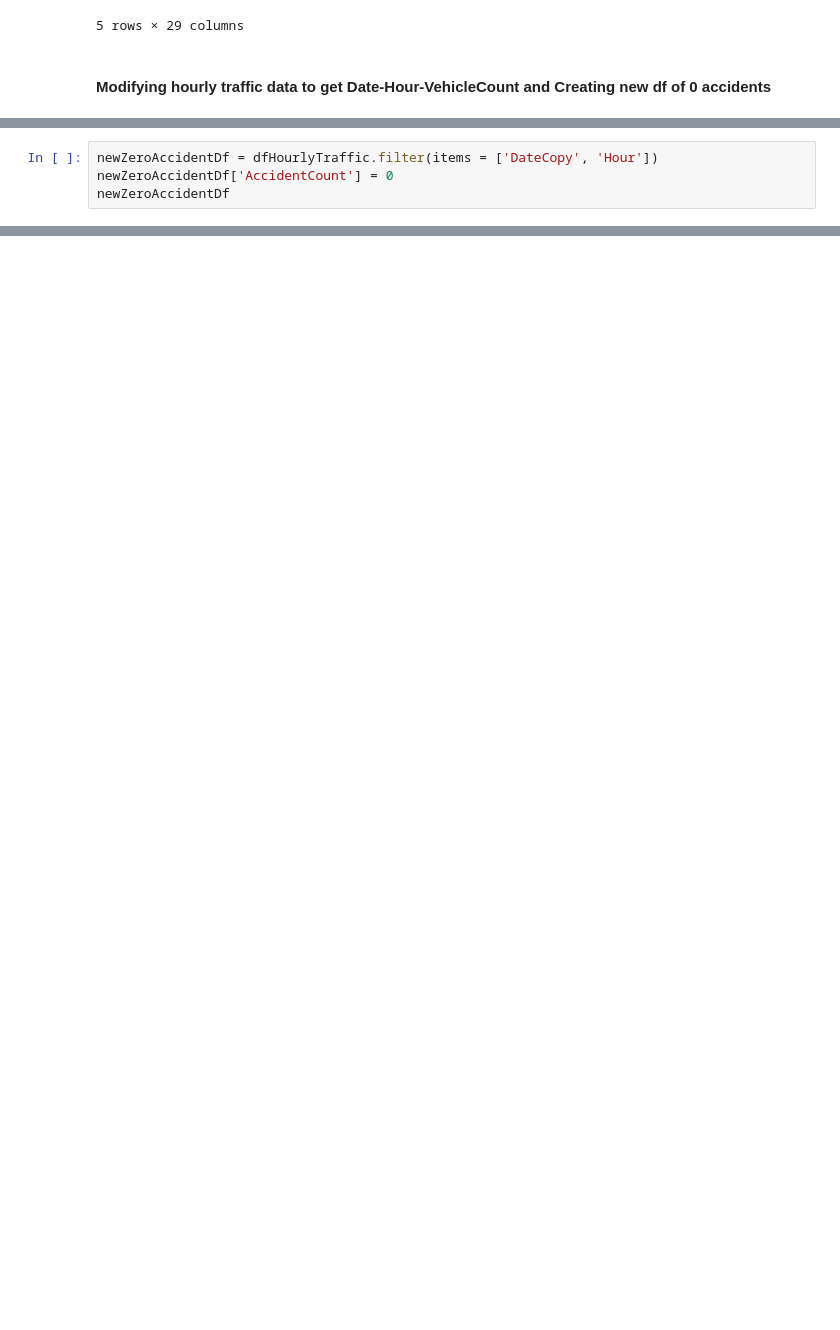
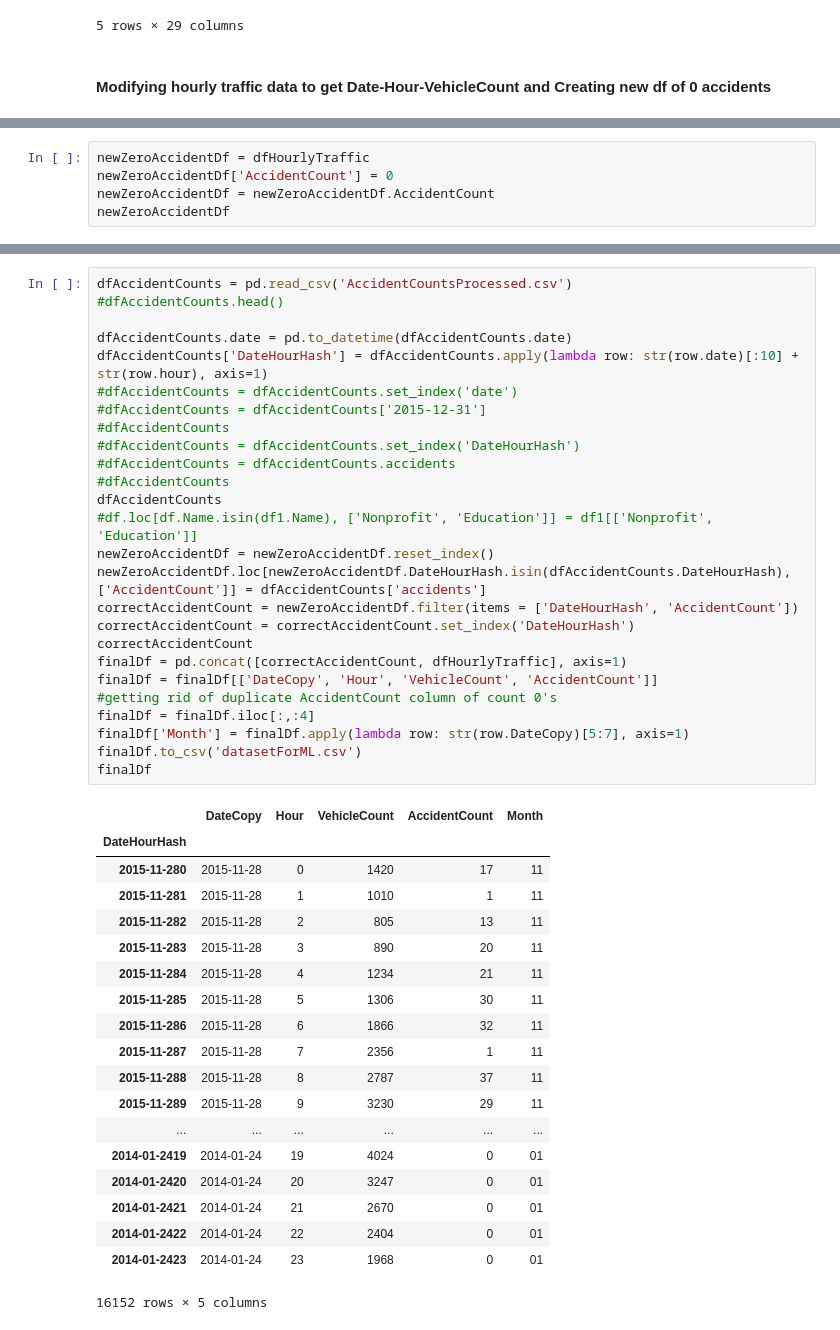
Before and after one commit to DeeptanshuM/HackHarvard2018, a Jupyter notebook: DataCleaningandProcessing.ipynb, the cells around one changed output, grey strips where cells are left out. Cells and saved outputs as stored; diff of their text form; blank space fills up the shorter version.

```diff
--- a/DataCleaningandProcessing.ipynb
+++ b/DataCleaningandProcessing.ipynb
@@ -82,5 +82,6 @@ dfHourlyTraffic
 # %%
-newZeroAccidentDf = dfHourlyTraffic.filter(items = ['DateCopy', 'Hour'])
+newZeroAccidentDf = dfHourlyTraffic
 newZeroAccidentDf['AccidentCount'] = 0
+newZeroAccidentDf = newZeroAccidentDf.AccidentCount
 newZeroAccidentDf
 # %% [output]
@@ -105,0 +117,46 @@ newZeroAccidentDf
+# %%
+dfAccidentCounts = pd.read_csv('AccidentCountsProcessed.csv')
+#dfAccidentCounts.head()
+
+dfAccidentCounts.date = pd.to_datetime(dfAccidentCounts.date)
+dfAccidentCounts['DateHourHash'] = dfAccidentCounts.apply(lambda row: str(row.date)[:10] + str(row.hour), axis=1)
+#dfAccidentCounts = dfAccidentCounts.set_index('date')
+#dfAccidentCounts = dfAccidentCounts['2015-12-31']
+#dfAccidentCounts
+#dfAccidentCounts = dfAccidentCounts.set_index('DateHourHash')
+#dfAccidentCounts = dfAccidentCounts.accidents
+#dfAccidentCounts
+dfAccidentCounts
+#df.loc[df.Name.isin(df1.Name), ['Nonprofit', 'Education']] = df1[['Nonprofit', 'Education']]
+newZeroAccidentDf = newZeroAccidentDf.reset_index()
+newZeroAccidentDf.loc[newZeroAccidentDf.DateHourHash.isin(dfAccidentCounts.DateHourHash),['AccidentCount']] = dfAccidentCounts['accidents']
+correctAccidentCount = newZeroAccidentDf.filter(items = ['DateHourHash', 'AccidentCount'])
+correctAccidentCount = correctAccidentCount.set_index('DateHourHash')
+correctAccidentCount
+finalDf = pd.concat([correctAccidentCount, dfHourlyTraffic], axis=1)
+finalDf = finalDf[['DateCopy', 'Hour', 'VehicleCount', 'AccidentCount']]
+#getting rid of duplicate AccidentCount column of count 0's
+finalDf = finalDf.iloc[:,:4]
+finalDf['Month'] = finalDf.apply(lambda row: str(row.DateCopy)[5:7], axis=1)
+finalDf.to_csv('datasetForML.csv')
+finalDf
+# %% [output]
+|  | DateCopy | Hour | VehicleCount | AccidentCount | Month |
+| DateHourHash |  |  |  |  |  |
+| 2015-11-280 | 2015-11-28 | 0 | 1420 | 17 | 11 |
+| 2015-11-281 | 2015-11-28 | 1 | 1010 | 1 | 11 |
+| 2015-11-282 | 2015-11-28 | 2 | 805 | 13 | 11 |
+| 2015-11-283 | 2015-11-28 | 3 | 890 | 20 | 11 |
+| 2015-11-284 | 2015-11-28 | 4 | 1234 | 21 | 11 |
+| 2015-11-285 | 2015-11-28 | 5 | 1306 | 30 | 11 |
+| 2015-11-286 | 2015-11-28 | 6 | 1866 | 32 | 11 |
+| 2015-11-287 | 2015-11-28 | 7 | 2356 | 1 | 11 |
+| 2015-11-288 | 2015-11-28 | 8 | 2787 | 37 | 11 |
+| 2015-11-289 | 2015-11-28 | 9 | 3230 | 29 | 11 |
+| ... | ... | ... | ... | ... | ... |
+| 2014-01-2419 | 2014-01-24 | 19 | 4024 | 0 | 01 |
+| 2014-01-2420 | 2014-01-24 | 20 | 3247 | 0 | 01 |
+| 2014-01-2421 | 2014-01-24 | 21 | 2670 | 0 | 01 |
+| 2014-01-2422 | 2014-01-24 | 22 | 2404 | 0 | 01 |
+| 2014-01-2423 | 2014-01-24 | 23 | 1968 | 0 | 01 |
+16152 rows × 5 columns
```
Also changed, not shown: parts of 4 cells of this notebook.
